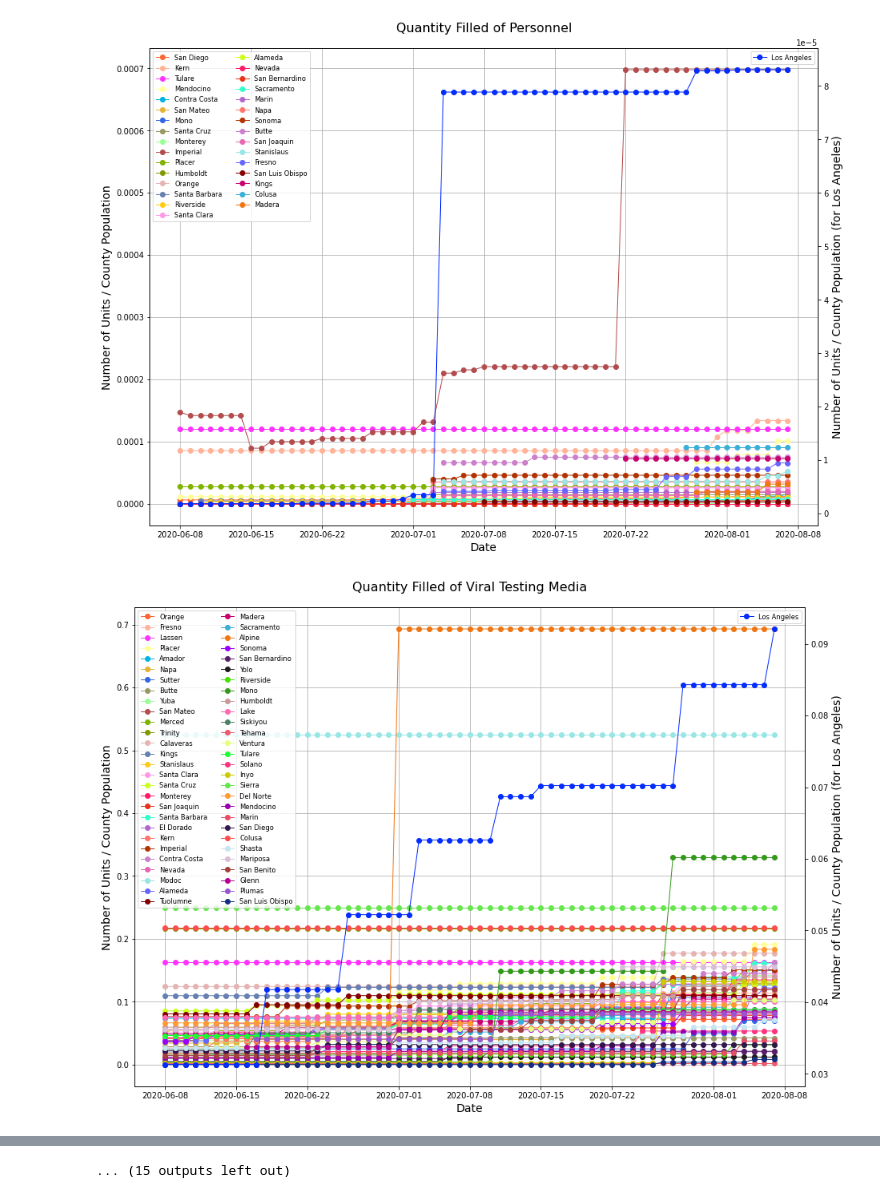
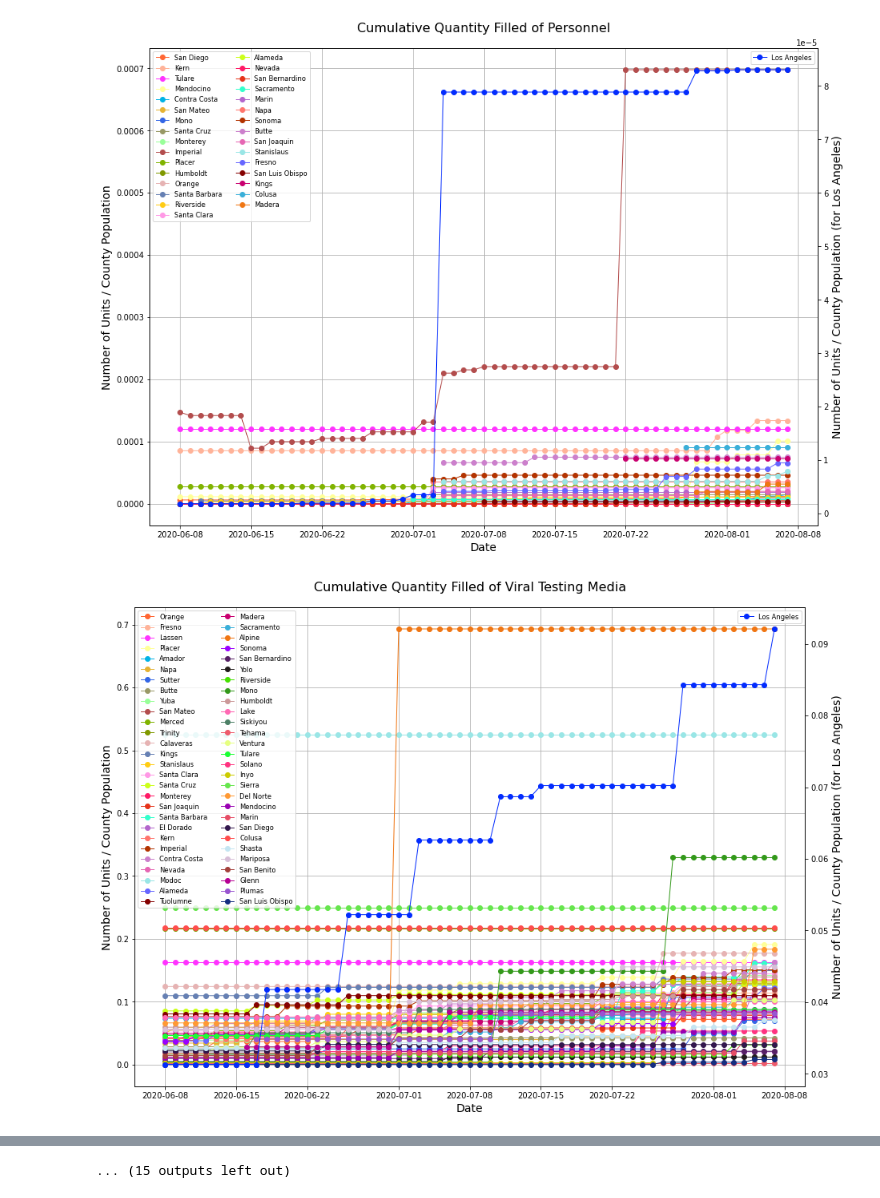
Before and after one commit to jhu-covid-optimization/covid-ppe, a Jupyter notebook: notebooks/CA_ppe_graphs_county_population_normalized.ipynb, the cells around one changed output, grey strips where cells are left out. Drawn from its saved outputs; the diff is of its cells as text; code cells hidden in the pictures.

```diff
--- a/notebooks/CA_ppe_graphs_county_population_normalized.ipynb
+++ b/notebooks/CA_ppe_graphs_county_population_normalized.ipynb
@@ -46,33 +46,33 @@ for category in df['product_family'].unique():
     for county in category_df['county'].unique():
         county_df = category_df.loc[df['county'] == county].copy()
         county_filled = county_df.groupby(['as_of_date'])['quantity_filled'].sum().reset_index()
         county_filled = county_filled.sort_values(by=['as_of_date'])
 
         county_pop_df = pop_df.loc[pop_df['Entity Name'] == county].copy()
         if not county_pop_df.empty:
             pop = county_pop_df.iloc[0]['Estimated Population']
             county_filled['quantity_filled_over_pop'] = county_filled['quantity_filled']/pop
 
             county_filled = county_filled.dropna(subset=['quantity_filled_over_pop'])
             if not county_filled.empty and county != 'Los Angeles':
                 ax.plot('as_of_date', 'quantity_filled_over_pop', data=county_filled, linewidth=1, label=county, color = color_array[color_count], marker = 'o')
                 color_count+=1
             elif not county_filled.empty and county == 'Los Angeles':
                 ax2.plot('as_of_date', 'quantity_filled_over_pop', data=county_filled, linewidth=1, label=county, color='#032CFE', marker='o')
 
     #setting labels
-    plt.title('Quantity Filled of ' + category, fontsize=16, pad=20)
+    plt.title('Cumulative Quantity Filled of ' + category, fontsize=16, pad=20)
     ax.set_xlabel("Date",fontsize=14)
     ax.set_ylabel("Number of Units / County Population",fontsize=14)
     ax.legend(fontsize='small', ncol=2)
     ax.grid(True)
 
     if not category_df.loc[category_df['county'] == 'Los Angeles'].empty:
         ax2.set_ylabel("Number of Units (for Los Angeles)", fontsize=14)
         ax2.legend(fontsize='small', ncol=1)
         ax2.set_ylabel("Number of Units / County Population (for Los Angeles)",fontsize=14)
 
     plt.show()
 # %% [output]
-[figure, old version]
+[figure, new version]
-[figure, old version]
+[figure, new version]
```
Also changed, not shown: parts of 1 cell of this notebook.
